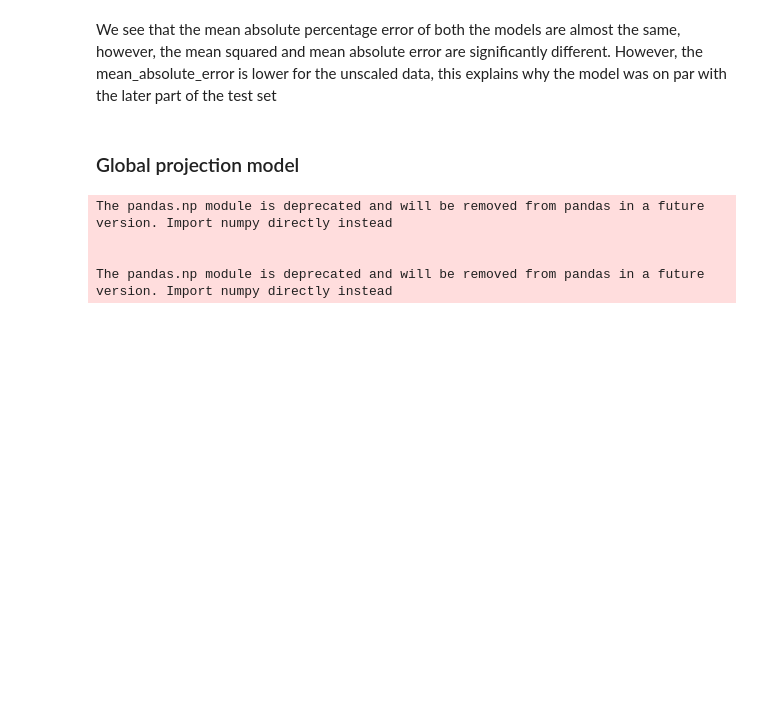
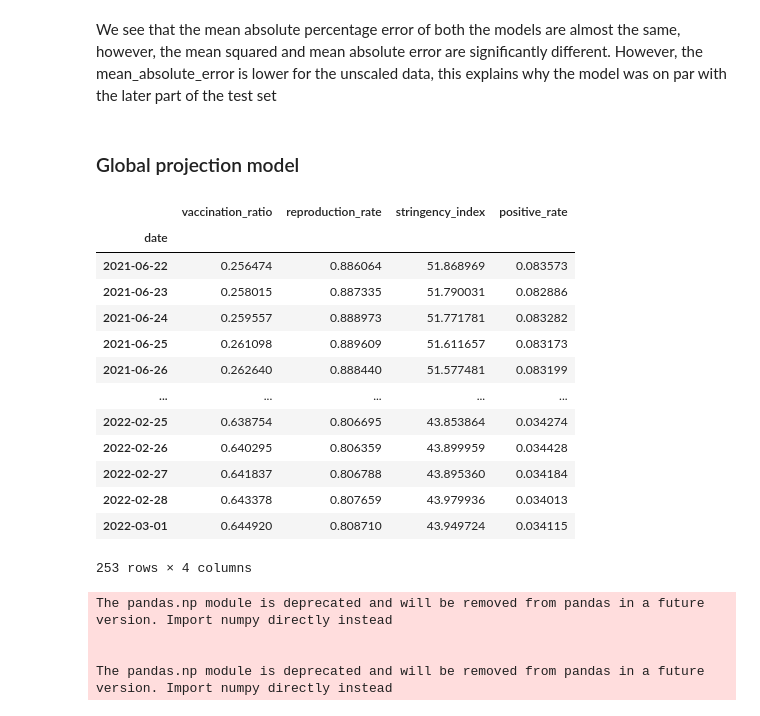
Before and after one commit to DjAzDeck/aiHackCovid, a Jupyter notebook: Global_Projection Model.ipynb, the cells around one changed output. Saved outputs shown, nothing was run; the diff lists cells and outputs as text; code cells hidden in the pictures; blank space fills up the shorter version.

```diff
--- a/Global_Projection Model.ipynb
+++ b/Global_Projection Model.ipynb
@@ -563,6 +559,23 @@ global_projected_unscaled_df['date'] = pd.to_datetime(global_projected_unscaled_
 global_projected_unscaled_df = global_projected_unscaled_df.set_index('date')
 global_projected_unscaled_df =  global_projected_unscaled_df.dropna()
 global_projected_unscaled_df = global_projected_unscaled_df.loc[global_projected_unscaled_df.vaccination_ratio <=1]
+# %%
+global_projected_unscaled_df
+# %% [output]
+|  | vaccination_ratio | reproduction_rate | stringency_index | positive_rate |
+| date |  |  |  |  |
+| 2021-06-22 | 0.256474 | 0.886064 | 51.868969 | 0.083573 |
+| 2021-06-23 | 0.258015 | 0.887335 | 51.790031 | 0.082886 |
+| 2021-06-24 | 0.259557 | 0.888973 | 51.771781 | 0.083282 |
+| 2021-06-25 | 0.261098 | 0.889609 | 51.611657 | 0.083173 |
+| 2021-06-26 | 0.262640 | 0.888440 | 51.577481 | 0.083199 |
+| ... | ... | ... | ... | ... |
+| 2022-02-25 | 0.638754 | 0.806695 | 43.853864 | 0.034274 |
+| 2022-02-26 | 0.640295 | 0.806359 | 43.899959 | 0.034428 |
+| 2022-02-27 | 0.641837 | 0.806788 | 43.895360 | 0.034184 |
+| 2022-02-28 | 0.643378 | 0.807659 | 43.979936 | 0.034013 |
+| 2022-03-01 | 0.644920 | 0.808710 | 43.949724 | 0.034115 |
+253 rows × 4 columns
 # %%
 global_projected_unscaled_df['new_deaths_per_million_Prediction'] = reg_unscaled.predict(global_projected_unscaled_df)
 
```
Also changed, not shown: parts of 2 cells of this notebook.
